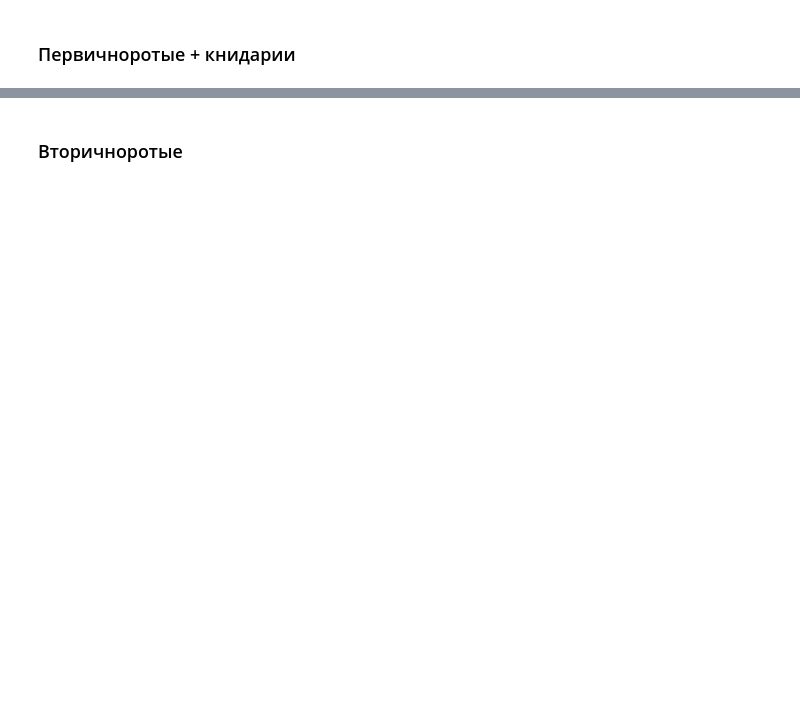
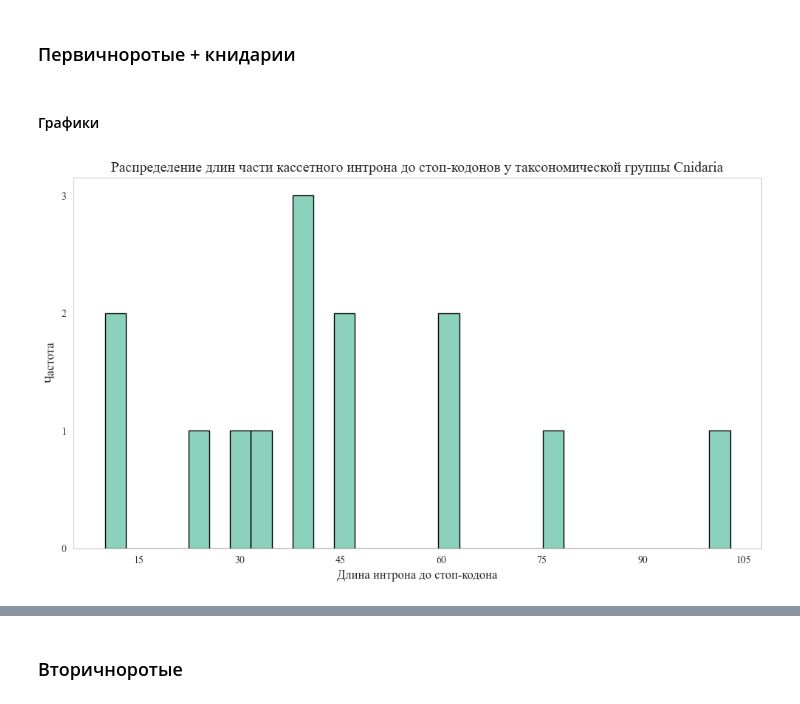
Before and after one commit to ArtemVaska/Diploma, a Jupyter notebook: Scripts/results_summary_upd.ipynb, the cells around one changed output, grey strips where cells are left out. Drawn from its saved outputs; the diff is of its cells as text; code cells hidden in the pictures; blank space fills up the shorter version.

```diff
--- a/Scripts/results_summary_upd.ipynb
+++ b/Scripts/results_summary_upd.ipynb
@@ -77,3 +83,18 @@ def create_table_for_phylum(df: pd.DataFrame, phylum: str, columns_to_select: li
         return None
     else:
         return df_selected
+# %%
+# Настройка шрифта
+font_path = "/usr/share/fonts/truetype/msttcorefonts/Times_New_Roman.ttf"
+fm.fontManager.addfont(font_path)
+times_new_roman = fm.FontProperties(fname=font_path)
+plt.rcParams['font.family'] = times_new_roman.get_name()
+
+plt.rcParams.update({
+    "font.family": times_new_roman.get_name(),
+    "axes.titlesize": 18,
+    "axes.labelsize": 16,
+    "xtick.labelsize": 12,
+    "ytick.labelsize": 12,
+    "legend.fontsize": 12
+})
@@ -109,0 +181,6 @@ for phylum in protostomia.phylum.unique():
+# %% [markdown]
+#### Графики
+# %%
+plot_intron_length_to_stop_codon_by_phylum_histogram(protostomia, "Cnidaria")
+# %% [output]
+[figure, added]
```
Also changed, not shown: parts of 18 cells of this notebook, 1 other file.
